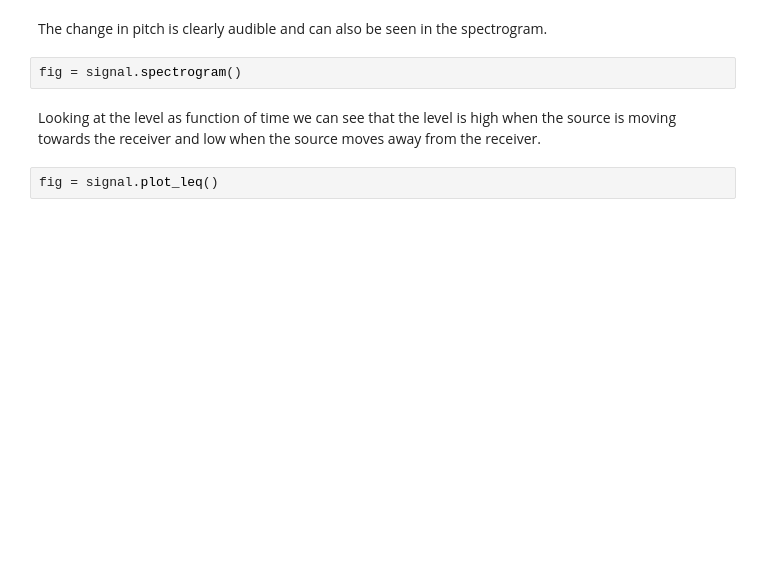
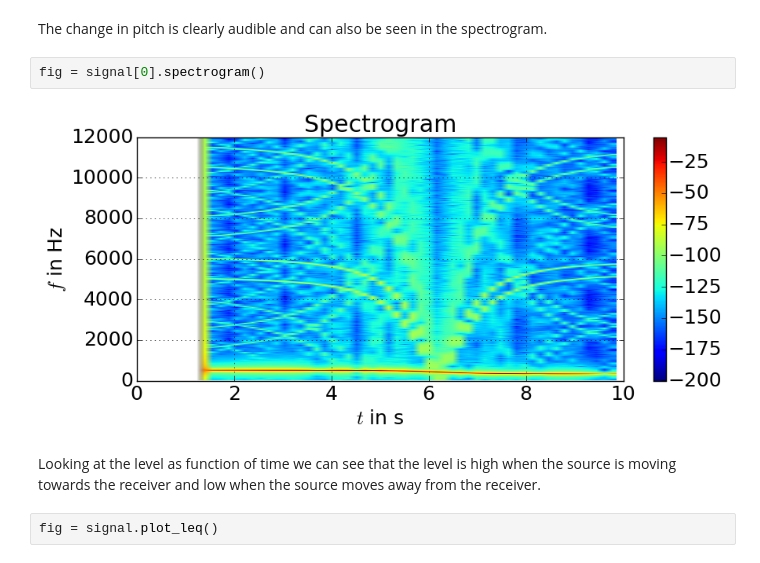
Before and after one commit to FRidh/auraliser, a Jupyter notebook: examples/doppler_shift.ipynb, the cells around one changed output. Saved outputs shown, nothing was run; the diff lists cells and outputs as text; blank space fills up the shorter version.

```diff
--- a/examples/doppler_shift.ipynb
+++ b/examples/doppler_shift.ipynb
@@ -58,7 +61,9 @@ ImportError: cannot import name 'WhiteNoise'
 # %% [markdown]
 The change in pitch is clearly audible and can also be seen in the spectrogram.
 # %%
-fig = signal.spectrogram()
+fig = signal[0].spectrogram()
+# %% [output]
+[figure, added]
 # %% [markdown]
 Looking at the level as function of time we can see that the level is high when the source is moving towards the receiver and low when the source moves away from the receiver.
 # %%
```
Also changed, not shown: parts of 4 cells of this notebook, 11 other files.
